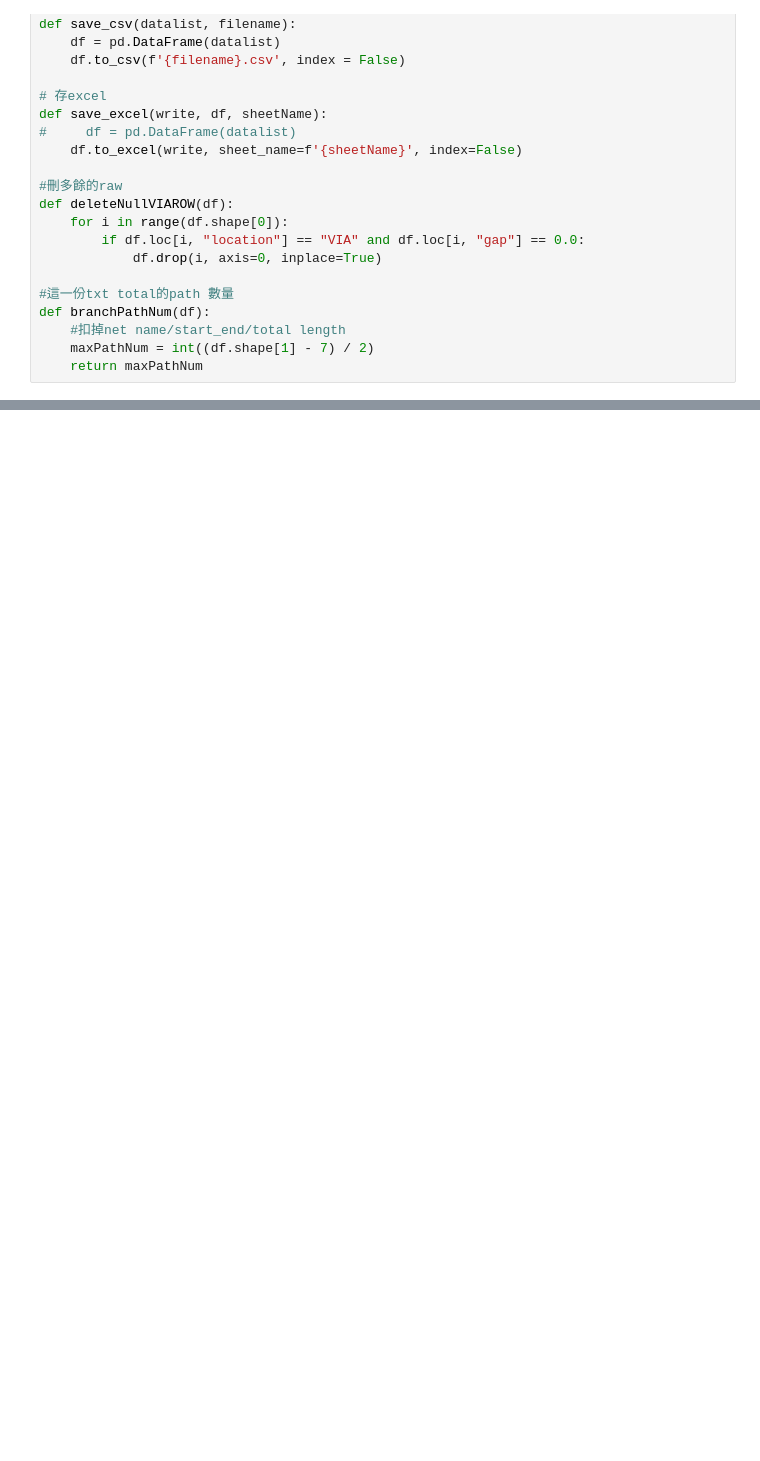
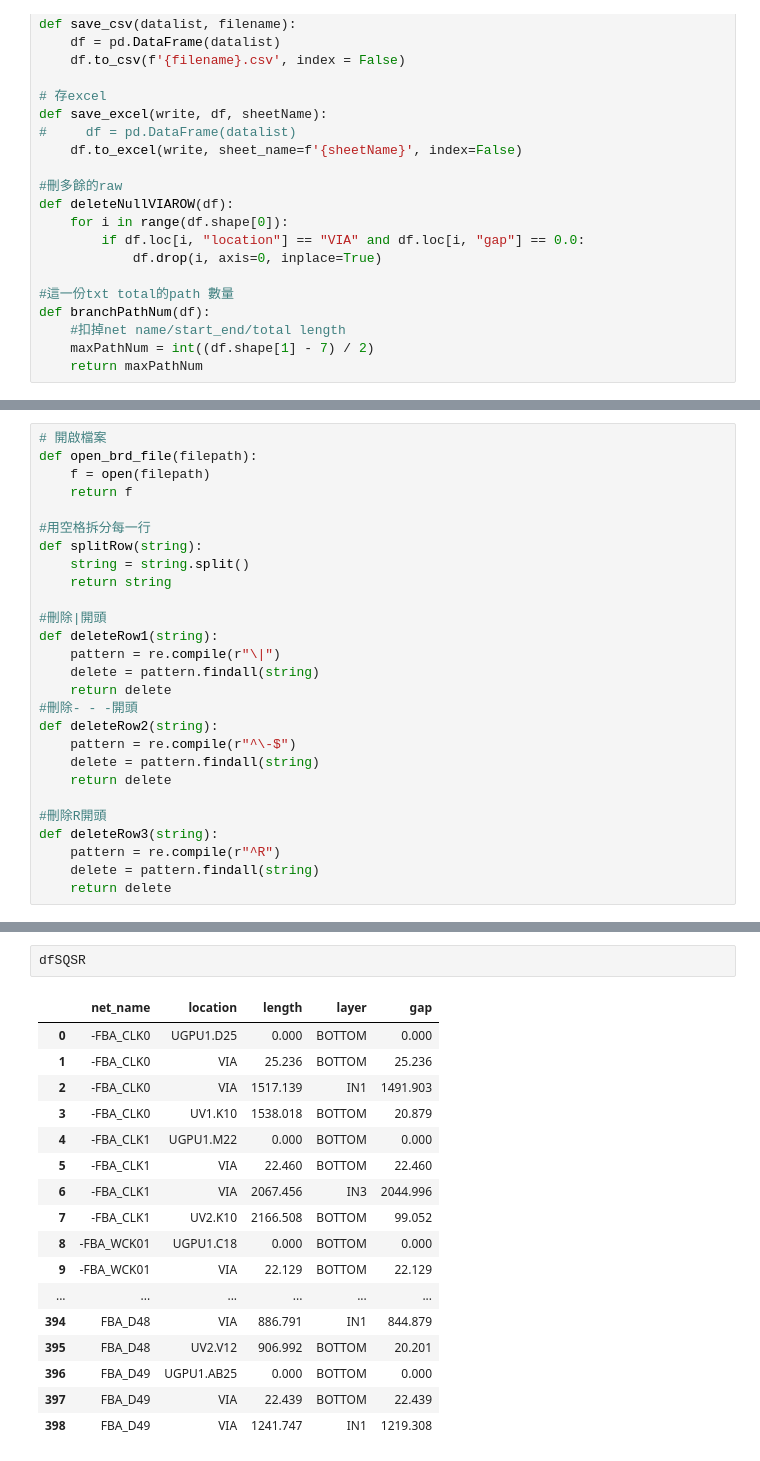
Before and after one commit to aiaisun/HW_TLC, a Jupyter notebook: TLC_vram_20200428.ipynb, the cells around one changed output, grey strips where cells are left out. Cells and saved outputs as stored; diff of their text form; blank space fills up the shorter version.

```diff
--- a/TLC_vram_20200428.ipynb
+++ b/TLC_vram_20200428.ipynb
@@ -296,0 +139,27 @@ step3: 04291.xlsx saved.
+# %%
+# 開啟檔案
+def open_brd_file(filepath):
+    f = open(filepath)
+    return f
+
+#用空格拆分每一行
+def splitRow(string):
+    string = string.split()
+    return string
+
+#刪除|開頭
+def deleteRow1(string):
+    pattern = re.compile(r"\|")
+    delete = pattern.findall(string)
+    return delete
+#刪除- - -開頭
+def deleteRow2(string):
+    pattern = re.compile(r"^\-$")
+    delete = pattern.findall(string)
+    return delete
+
+#刪除R開頭
+def deleteRow3(string):
+    pattern = re.compile(r"^R")
+    delete = pattern.findall(string)
+    return delete
@@ -296,0 +552,20 @@ step3: 04291.xlsx saved.
+# %%
+dfSQSR
+# %% [output]
+|  | net_name | location | length | layer | gap |
+| 0 | -FBA_CLK0 | UGPU1.D25 | 0.000 | BOTTOM | 0.000 |
+| 1 | -FBA_CLK0 | VIA | 25.236 | BOTTOM | 25.236 |
+| 2 | -FBA_CLK0 | VIA | 1517.139 | IN1 | 1491.903 |
+| 3 | -FBA_CLK0 | UV1.K10 | 1538.018 | BOTTOM | 20.879 |
+| 4 | -FBA_CLK1 | UGPU1.M22 | 0.000 | BOTTOM | 0.000 |
+| 5 | -FBA_CLK1 | VIA | 22.460 | BOTTOM | 22.460 |
+| 6 | -FBA_CLK1 | VIA | 2067.456 | IN3 | 2044.996 |
+| 7 | -FBA_CLK1 | UV2.K10 | 2166.508 | BOTTOM | 99.052 |
+| 8 | -FBA_WCK01 | UGPU1.C18 | 0.000 | BOTTOM | 0.000 |
+| 9 | -FBA_WCK01 | VIA | 22.129 | BOTTOM | 22.129 |
+| ... | ... | ... | ... | ... | ... |
+| 394 | FBA_D48 | VIA | 886.791 | IN1 | 844.879 |
+| 395 | FBA_D48 | UV2.V12 | 906.992 | BOTTOM | 20.201 |
+| 396 | FBA_D49 | UGPU1.AB25 | 0.000 | BOTTOM | 0.000 |
+| 397 | FBA_D49 | VIA | 22.439 | BOTTOM | 22.439 |
+| 398 | FBA_D49 | VIA | 1241.747 | IN1 | 1219.308 |
```
Also changed, not shown: parts of 12 cells of this notebook, 7 other files.
